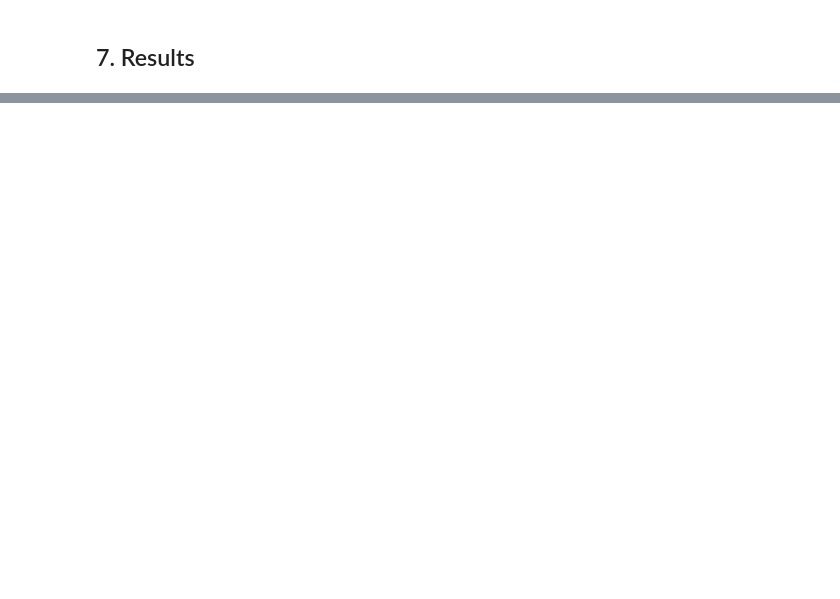
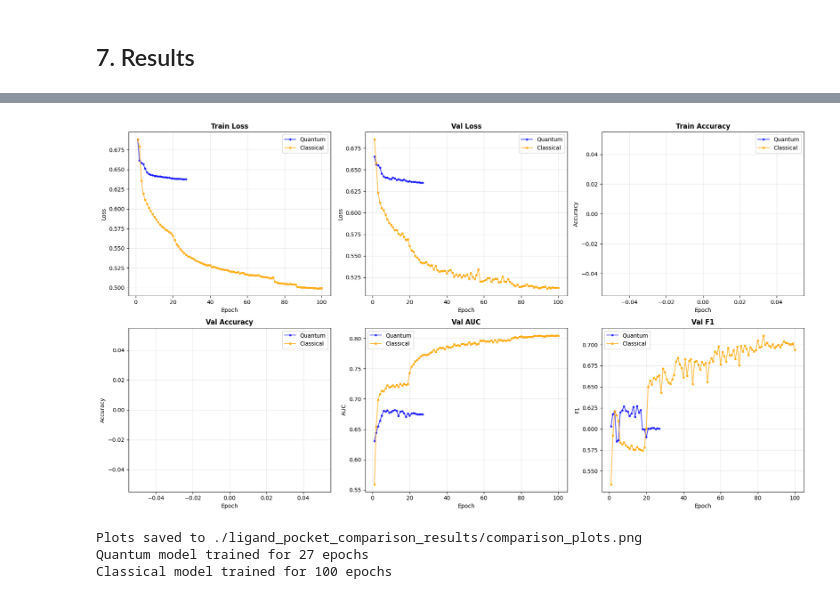
Before and after one commit to priyanshudey11/QuantumGNN-, a Jupyter notebook: Actuall/compare_clean.ipynb, the cells around one changed output, grey strips where cells are left out. Cells and saved outputs as stored; diff of their text form; code cells hidden in the pictures; blank space fills up the shorter version.

```diff
--- a/Actuall/compare_clean.ipynb
+++ b/Actuall/compare_clean.ipynb
@@ -277,19 +684,34 @@ results.to_csv(os.path.join(SAVE_DIR, 'comparison_results.csv'), index=False)
 # %%
+# Plot only actual epochs completed (no padding)
 fig, axes = plt.subplots(2, 3, figsize=(18, 10))
 metrics = [('train_loss', 'Train Loss'), ('val_loss', 'Val Loss'),
-           ('train_acc', 'Train Acc'), ('val_acc', 'Val Acc'),
+           ('train_acc', 'Train Accuracy'), ('val_acc', 'Val Accuracy'),
            ('val_auc', 'Val AUC'), ('val_f1', 'Val F1')]
 
 for idx, (key, title) in enumerate(metrics):
     ax = axes[idx // 3, idx % 3]
-    ax.plot(quantum_history[key], label='Quantum', color='blue', alpha=0.7)
-    ax.plot(classical_history[key], label='Classical', color='orange', alpha=0.7)
-    ax.set_title(title)
+
+    # Plot only actual epochs (no padding)
+    q_epochs = np.arange(1, len(quantum_history[key]) + 1)
+    c_epochs = np.arange(1, len(classical_history[key]) + 1)
+
+    ax.plot(q_epochs, quantum_history[key], label='Quantum', color='blue', alpha=0.7, marker='o', markersize=3)
+    ax.plot(c_epochs, classical_history[key], label='Classical', color='orange', alpha=0.7, marker='s', markersize=3)
+
+    ax.set_title(title, fontsize=12, fontweight='bold')
     ax.set_xlabel('Epoch')
+    ax.set_ylabel(title.split()[-1])
     ax.legend()
     ax.grid(True, alpha=0.3)
 
 plt.tight_layout()
 plt.savefig(os.path.join(SAVE_DIR, 'comparison_plots.png'), dpi=300, bbox_inches='tight')
 plt.show()
 print(f"\nPlots saved to {SAVE_DIR}/comparison_plots.png")
+print(f"Quantum model trained for {len(quantum_history['train_loss'])} epochs")
+print(f"Classical model trained for {len(classical_history['train_loss'])} epochs")
+# %% [output]
+[figure, added]
+Plots saved to ./ligand_pocket_comparison_results/comparison_plots.png
+Quantum model trained for 27 epochs
+Classical model trained for 100 epochs
```
Also changed, not shown: parts of 11 cells of this notebook, 33 other files.
